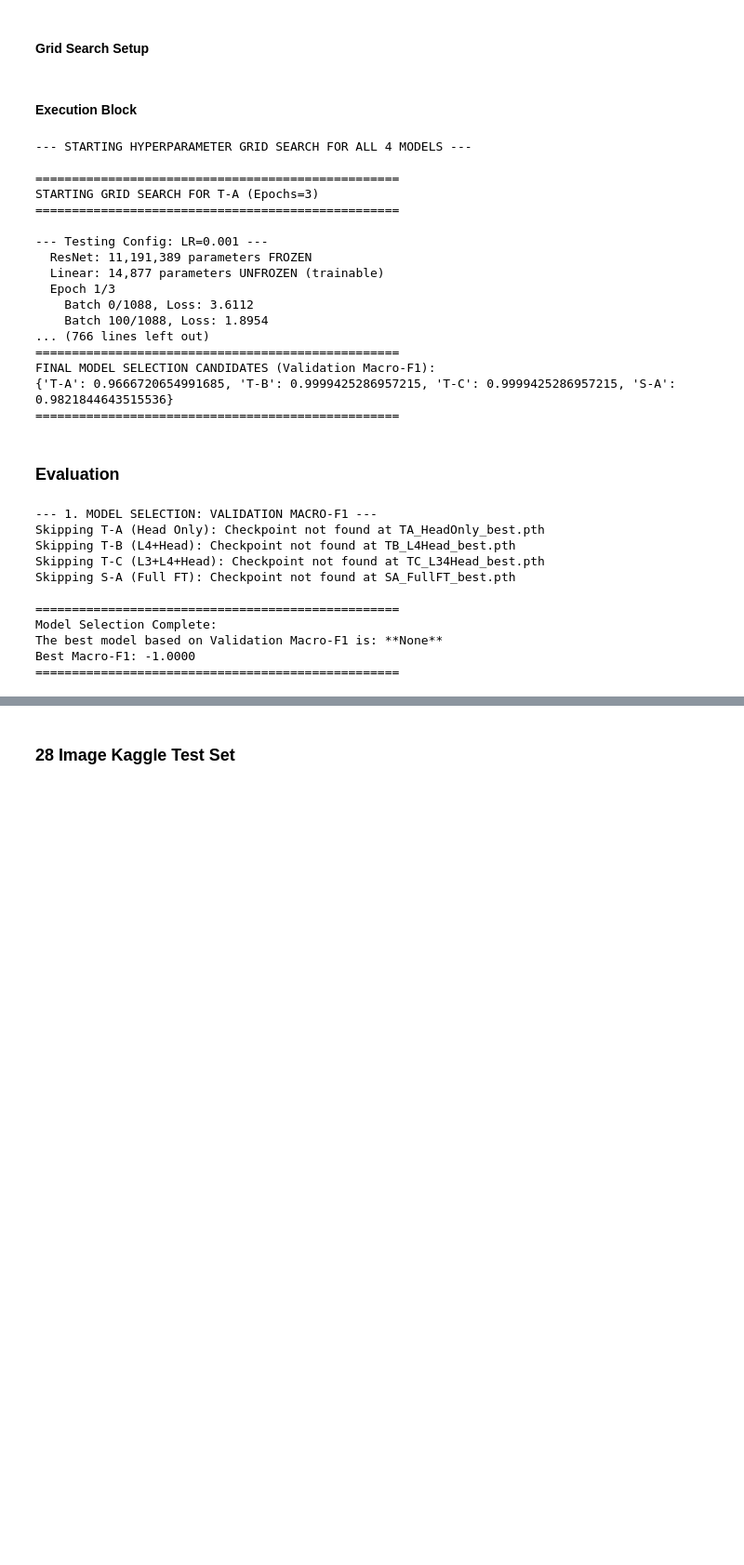
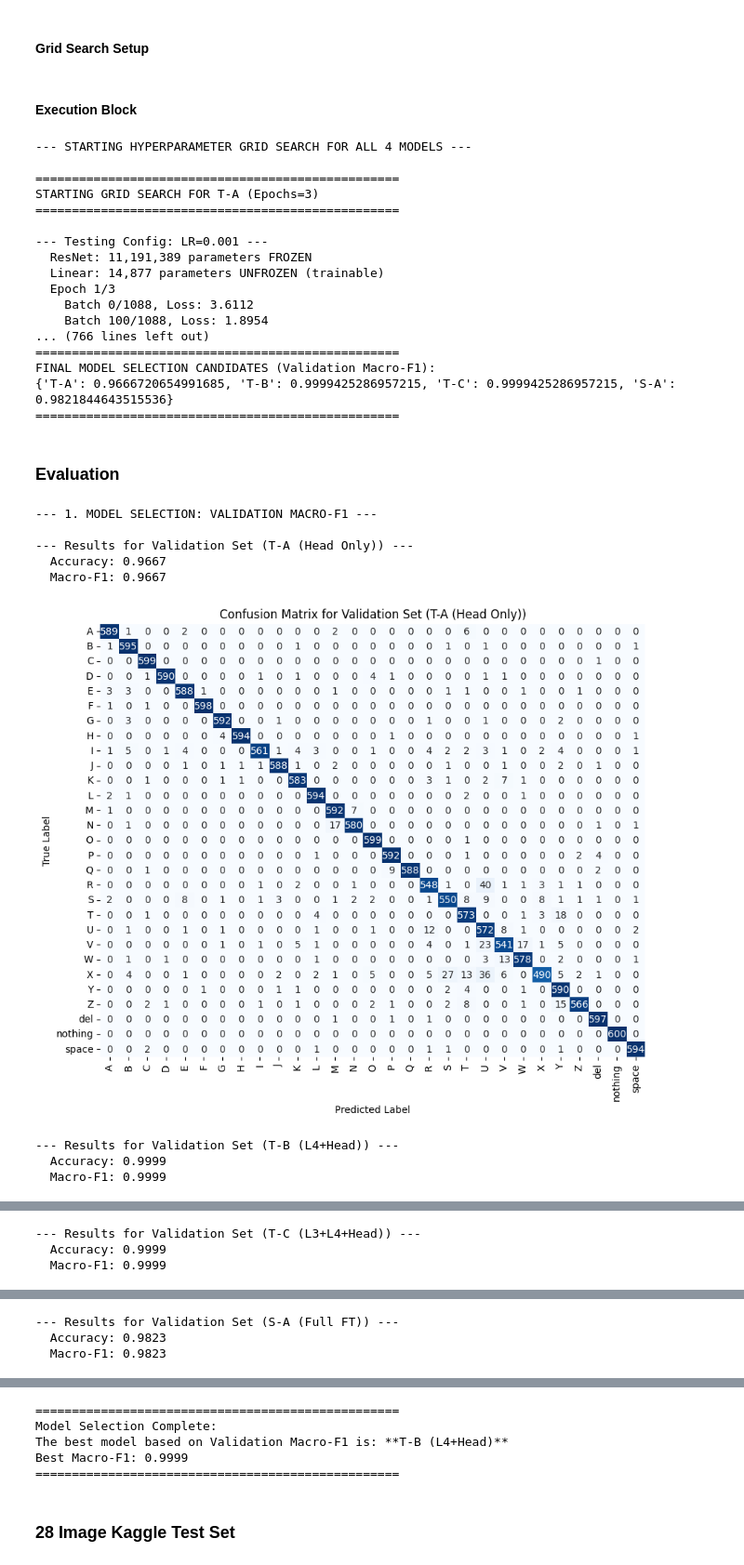
Before and after one commit to TejasTadikonda04/sign-language-recognition, a Jupyter notebook: static_asl_recognition.ipynb, the cells around one changed output, grey strips where cells are left out. Shown at 93% size. Drawn from its saved outputs; the diff is of its cells as text; code cells hidden in the pictures; blank space fills up the shorter version.

```diff
--- a/static_asl_recognition.ipynb
+++ b/static_asl_recognition.ipynb
@@ -17,13 +17,14 @@ random.seed(SEED)
 torch.manual_seed(SEED)
 torch.cuda.manual_seed_all(SEED)
 
-# Note: For complete reproducibility, you may also need:
-# torch.backends.cudnn.deterministic = True
-# torch.backends.cudnn.benchmark = False
-
-# Device (GPU if available)
-DEVICE = torch.device('cuda' if torch.cuda.is_available() else 'cpu')
-print('Using device:', DEVICE)
+# Device
+if torch.cuda.is_available():
+    DEVICE = torch.device('cuda')
+    torch.backends.cudnn.benchmark = True
+    print('Using device: cuda')
+else:
+    DEVICE = torch.device('cpu')
+    print('Using device: cpu')
 
 # Loading data
 import numpy as np
@@ -35,9 +36,5 @@ from sklearn.model_selection import train_test_split
 import matplotlib.pyplot as plt
 import random
 from PIL import Image
-
-# Save model to Google Drive
-from google.colab import drive
-drive.mount('/content/drive')
 # %% [output]
 Using device: cuda
@@ -486,11 +474,13 @@ def evaluate_full_metrics(model, loader, phase_name, class_names):
 
     return accuracy, macro_f1
 # %%
+CHECKPOINT_DIR = 'checkpoints'
+
 MODEL_CHECKPOINTS = {
-    "T-A (Head Only)": 'TA_HeadOnly_best.pth',
-    "T-B (L4+Head)": 'TB_L4Head_best.pth',
-    "T-C (L3+L4+Head)": 'TC_L34Head_best.pth',
-    "S-A (Full FT)": 'SA_FullFT_best.pth',
+    "T-A (Head Only)": os.path.join(CHECKPOINT_DIR, 'TA_HeadOnly_best.pth'),
+    "T-B (L4+Head)": os.path.join(CHECKPOINT_DIR, 'TB_L4Head_best.pth'),
+    "T-C (L3+L4+Head)": os.path.join(CHECKPOINT_DIR, 'TC_L34Head_best.pth'),
+    "S-A (Full FT)": os.path.join(CHECKPOINT_DIR, 'SA_FullFT_best.pth'),
 }
 
 best_overall_f1 = -1.0
@@ -503,39 +493,37 @@ for model_id, path in MODEL_CHECKPOINTS.items():
     if not os.path.exists(path):
         print(f"Skipping {model_id}: Checkpoint not found at {path}")
         continue
 
     # Load model weights
     model.load_state_dict(torch.load(path))
 
     # Evaluate on Validation Set
     val_acc, val_f1 = evaluate_full_metrics(
         model,
         val_loader,
         f"Validation Set ({model_id})",
         val_ds.classes
     )
 
     results[model_id] = {'Accuracy': val_acc, 'Macro-F1': val_f1}
 
     if val_f1 > best_overall_f1:
         best_overall_f1 = val_f1
         best_model_id = model_id
         best_checkpoint_path = path
 
 print("\n" + "="*50)
 print(f"Model Selection Complete:")
 print(f"The best model based on Validation Macro-F1 is: **{best_model_id}**")
 print(f"Best Macro-F1: {best_overall_f1:.4f}")
 print("="*50)
 # %% [output]
 --- 1. MODEL SELECTION: VALIDATION MACRO-F1 ---
-Skipping T-A (Head Only): Checkpoint not found at TA_HeadOnly_best.pth
-Skipping T-B (L4+Head): Checkpoint not found at TB_L4Head_best.pth
-Skipping T-C (L3+L4+Head): Checkpoint not found at TC_L34Head_best.pth
-Skipping S-A (Full FT): Checkpoint not found at SA_FullFT_best.pth
 
-==================================================
-Model Selection Complete:
-The best model based on Validation Macro-F1 is: **None**
-Best Macro-F1: -1.0000
-==================================================
+--- Results for Validation Set (T-A (Head Only)) ---
+  Accuracy: 0.9667
+  Macro-F1: 0.9667
+[figure, added]
+--- Results for Validation Set (T-B (L4+Head)) ---
+  Accuracy: 0.9999
+  Macro-F1: 0.9999
@@ -541,0 +531,3 @@ Best Macro-F1: -1.0000
+--- Results for Validation Set (T-C (L3+L4+Head)) ---
+  Accuracy: 0.9999
+  Macro-F1: 0.9999
@@ -541,0 +535,3 @@ Best Macro-F1: -1.0000
+--- Results for Validation Set (S-A (Full FT)) ---
+  Accuracy: 0.9823
+  Macro-F1: 0.9823
@@ -542,2 +539,7 @@ Best Macro-F1: -1.0000
+==================================================
+Model Selection Complete:
+The best model based on Validation Macro-F1 is: **T-B (L4+Head)**
+Best Macro-F1: 0.9999
+==================================================
 # %% [markdown]
 ### 28 Image Kaggle Test Set
```
Also changed, not shown: parts of 16 cells of this notebook.
